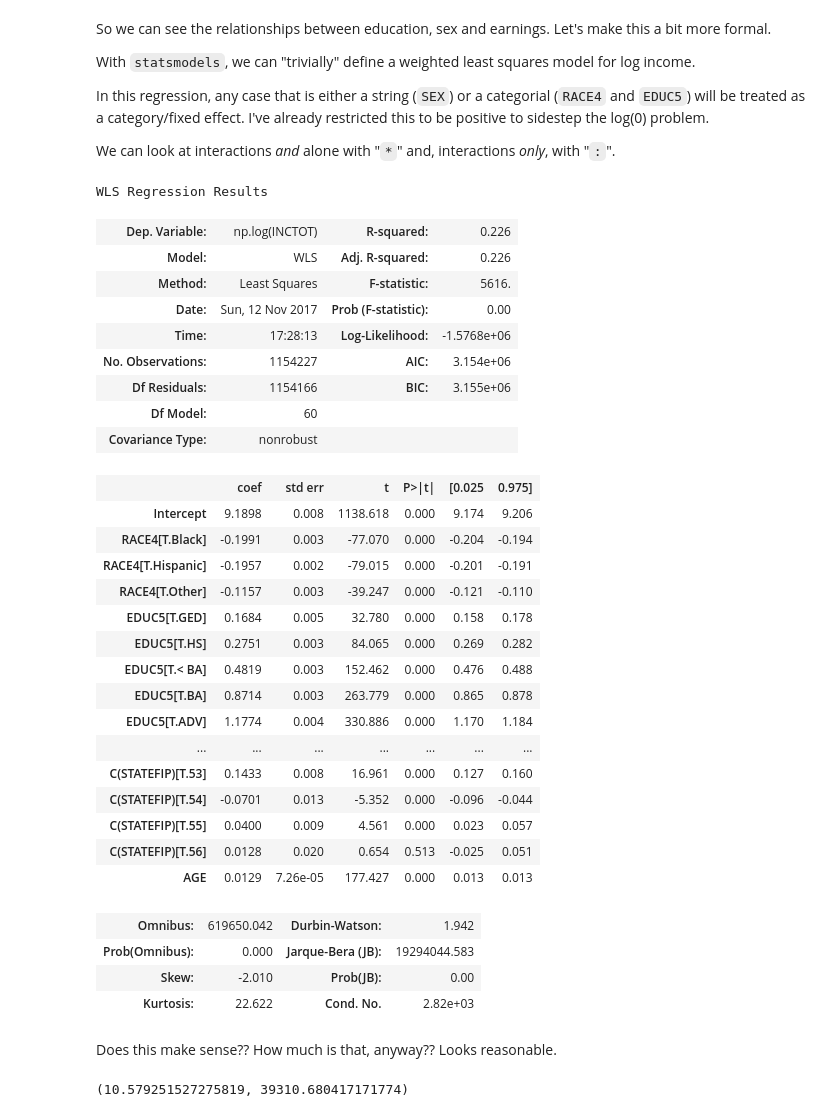
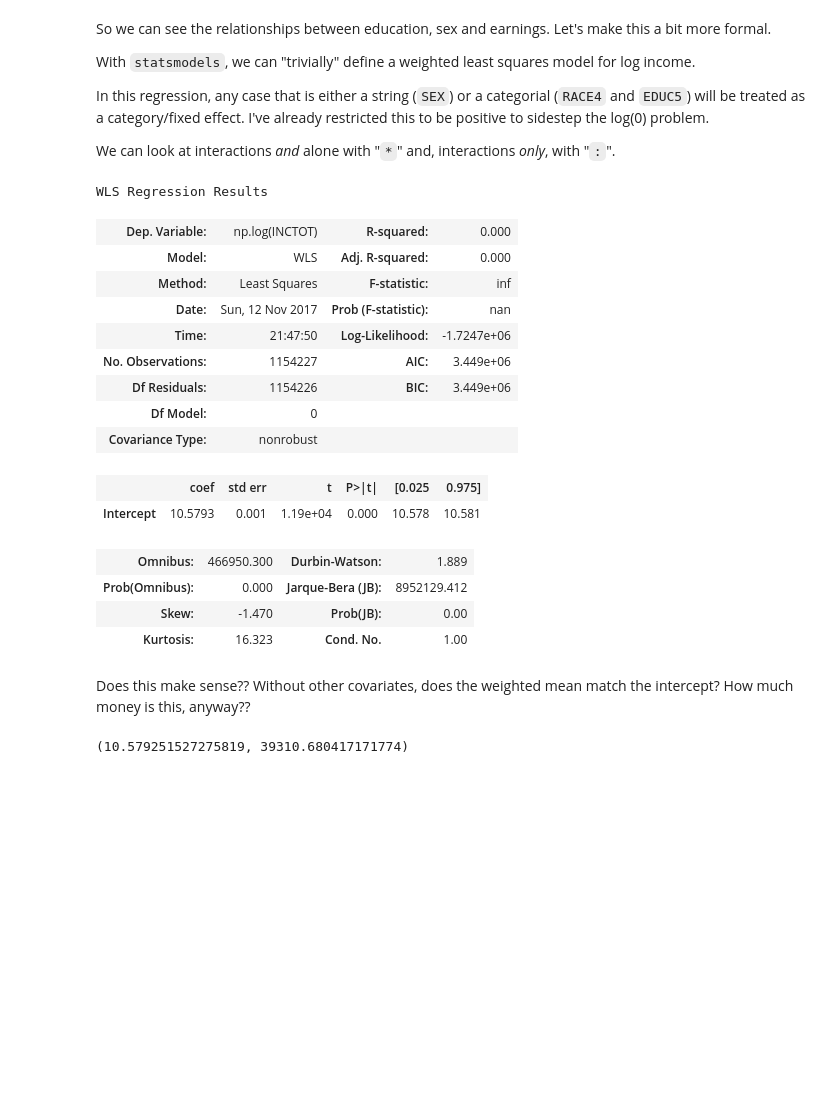
Before and after one commit to harris-ippp/lectures, a Jupyter notebook: 08-stats/statistics_examples.ipynb, the cells around one changed output. Drawn from its saved outputs; the diff is of its cells as text; code cells hidden in the pictures; blank space fills up the shorter version.

```diff
--- a/08-stats/statistics_examples.ipynb
+++ b/08-stats/statistics_examples.ipynb
@@ -154,43 +154,29 @@ In this regression, any case that is either a string (`SEX`) or a categorial (`R
 
 We can look at interactions *and* alone with "`*`" and, interactions _only_, with "`:`".
 # %%
-formula = "np.log(INCTOT) ~ AGE + RACE4 + EDUC5 + SEX + C(STATEFIP)"
+formula = "np.log(INCTOT) ~ 1" # AGE + RACE4 + EDUC5 + SEX + C(STATEFIP)"
 ols = smf.wls(formula = formula, data = ipums, weights = ipums["PERWT"])
 model = ols.fit()
 model.summary()
 # %% [output]
 WLS Regression Results
-| Dep. Variable: | np.log(INCTOT) | R-squared: | 0.226 |
-| Model: | WLS | Adj. R-squared: | 0.226 |
-| Method: | Least Squares | F-statistic: | 5616. |
-| Date: | Sun, 12 Nov 2017 | Prob (F-statistic): | 0.00 |
-| Time: | 17:28:13 | Log-Likelihood: | -1.5768e+06 |
-| No. Observations: | 1154227 | AIC: | 3.154e+06 |
-| Df Residuals: | 1154166 | BIC: | 3.155e+06 |
-| Df Model: | 60 |  |  |
+| Dep. Variable: | np.log(INCTOT) | R-squared: | 0.000 |
+| Model: | WLS | Adj. R-squared: | 0.000 |
+| Method: | Least Squares | F-statistic: | inf |
+| Date: | Sun, 12 Nov 2017 | Prob (F-statistic): | nan |
+| Time: | 21:47:50 | Log-Likelihood: | -1.7247e+06 |
+| No. Observations: | 1154227 | AIC: | 3.449e+06 |
+| Df Residuals: | 1154226 | BIC: | 3.449e+06 |
+| Df Model: | 0 |  |  |
 | Covariance Type: | nonrobust |  |  |
 |  | coef | std err | t | P>|t| | [0.025 | 0.975] |
-| Intercept | 9.1898 | 0.008 | 1138.618 | 0.000 | 9.174 | 9.206 |
-| RACE4[T.Black] | -0.1991 | 0.003 | -77.070 | 0.000 | -0.204 | -0.194 |
-| RACE4[T.Hispanic] | -0.1957 | 0.002 | -79.015 | 0.000 | -0.201 | -0.191 |
-| RACE4[T.Other] | -0.1157 | 0.003 | -39.247 | 0.000 | -0.121 | -0.110 |
-| EDUC5[T.GED] | 0.1684 | 0.005 | 32.780 | 0.000 | 0.158 | 0.178 |
-| EDUC5[T.HS] | 0.2751 | 0.003 | 84.065 | 0.000 | 0.269 | 0.282 |
-| EDUC5[T.< BA] | 0.4819 | 0.003 | 152.462 | 0.000 | 0.476 | 0.488 |
-| EDUC5[T.BA] | 0.8714 | 0.003 | 263.779 | 0.000 | 0.865 | 0.878 |
-| EDUC5[T.ADV] | 1.1774 | 0.004 | 330.886 | 0.000 | 1.170 | 1.184 |
-| ... | ... | ... | ... | ... | ... | ... |
-| C(STATEFIP)[T.53] | 0.1433 | 0.008 | 16.961 | 0.000 | 0.127 | 0.160 |
-| C(STATEFIP)[T.54] | -0.0701 | 0.013 | -5.352 | 0.000 | -0.096 | -0.044 |
-| C(STATEFIP)[T.55] | 0.0400 | 0.009 | 4.561 | 0.000 | 0.023 | 0.057 |
-| C(STATEFIP)[T.56] | 0.0128 | 0.020 | 0.654 | 0.513 | -0.025 | 0.051 |
-| AGE | 0.0129 | 7.26e-05 | 177.427 | 0.000 | 0.013 | 0.013 |
+| Intercept | 10.5793 | 0.001 | 1.19e+04 | 0.000 | 10.578 | 10.581 |
-| Omnibus: | 619650.042 | Durbin-Watson: | 1.942 |
-| Prob(Omnibus): | 0.000 | Jarque-Bera (JB): | 19294044.583 |
-| Skew: | -2.010 | Prob(JB): | 0.00 |
-| Kurtosis: | 22.622 | Cond. No. | 2.82e+03 |
+| Omnibus: | 466950.300 | Durbin-Watson: | 1.889 |
+| Prob(Omnibus): | 0.000 | Jarque-Bera (JB): | 8952129.412 |
+| Skew: | -1.470 | Prob(JB): | 0.00 |
+| Kurtosis: | 16.323 | Cond. No. | 1.00 |
 # %% [markdown]
-Does this make sense??  How much is that, anyway??  Looks reasonable.
+Does this make sense??  Without other covariates, does the weighted mean match the intercept?  How much money is this, anyway??
 # %%
 lnw = (np.log(ipums.INCTOT) * ipums.PERWT).sum() / ipums.PERWT.sum()
 lnw, np.exp(lnw)
```
Also changed, not shown: parts of 23 cells of this notebook, 8 other files.
